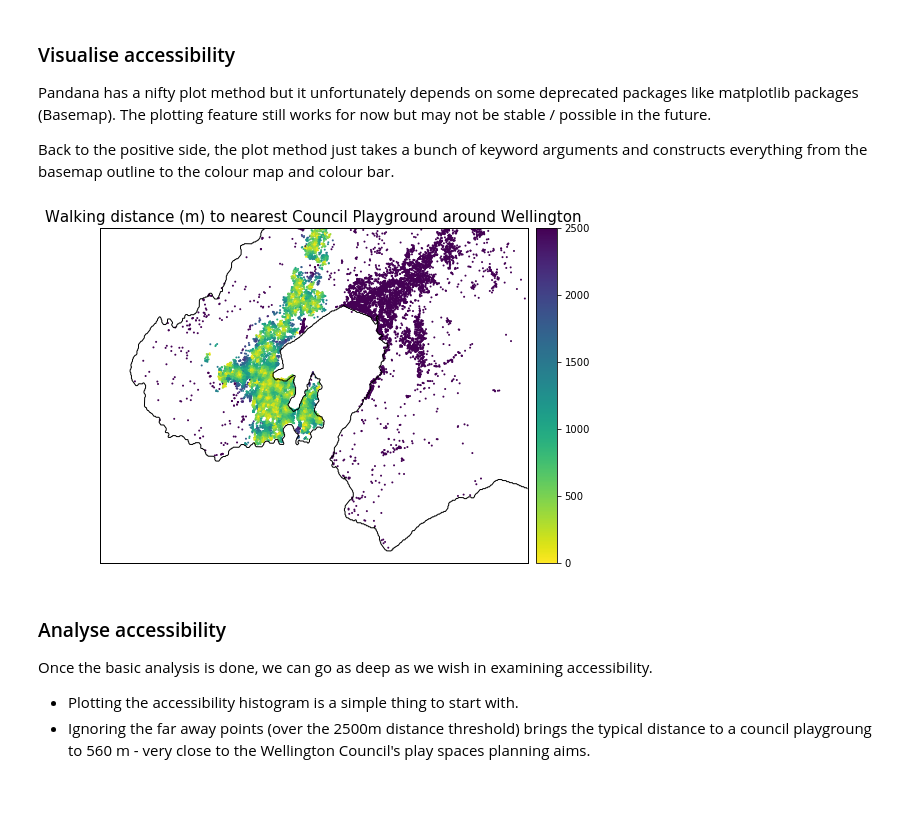
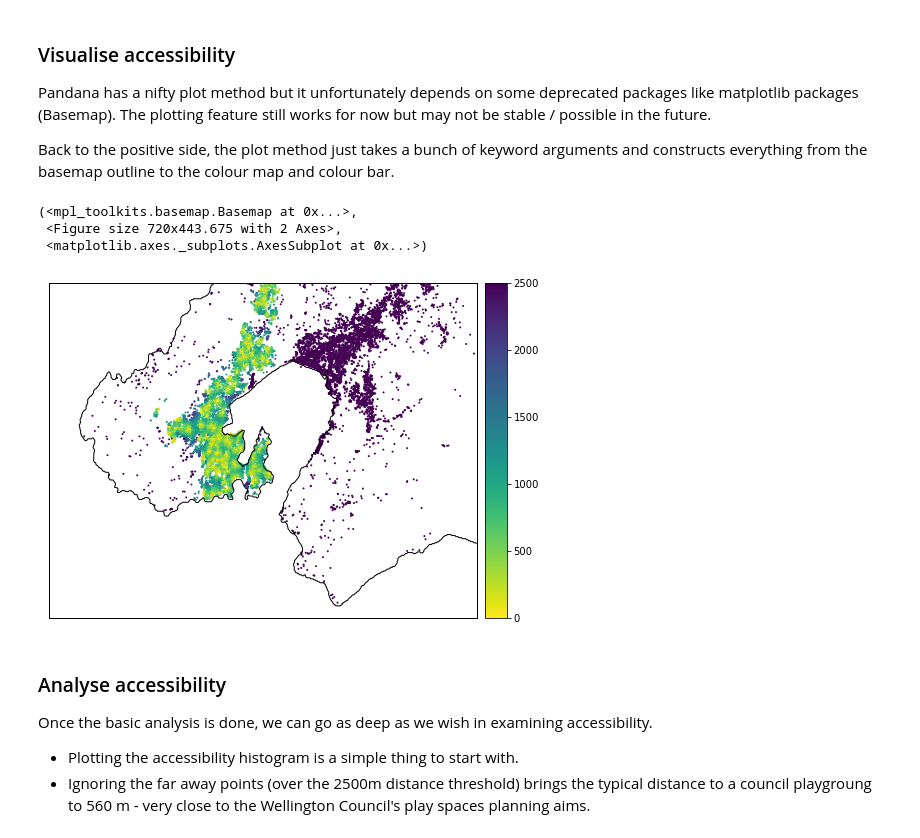
Before and after one commit to shriv/foss4g-workshop, a Jupyter notebook: notebooks/applications.ipynb, the cells around one changed output. Drawn from its saved outputs; the diff is of its cells as text; code cells hidden in the pictures; blank space fills up the shorter version.

```diff
--- a/notebooks/applications.ipynb
+++ b/notebooks/applications.ipynb
@@ -440,18 +440,19 @@ Back to the positive side, the plot method just takes a bunch of keyword argumen
 # %%
 # Plot accessibility
 bbox_aspect_ratio = (osm_bbox[2] - osm_bbox[0]) / (osm_bbox[3] - osm_bbox[1])
 
 # Plot accessibility to nearest playground
-plot_accessibility(flat_distance_network,
-                   playground_accessibility[1],
-                   osm_bbox,
-                   amenity_type='Council Playground', place_name='Wellington',
-                   plot_kwargs={'cmap':'viridis_r','s':4,'edgecolor':'none'},
-                   fig_kwargs = {'facecolor':'w', 'figsize':(10, 10 * bbox_aspect_ratio)},
-                   bmap_kwargs={'epsg':'2193','resolution':'f'},
-                   cbar_kwargs = {'location': 'right'})
+flat_distance_network.plot(playground_accessibility[1],
+                           osm_bbox,
+                           plot_kwargs={'cmap':'viridis_r','s':4,'edgecolor':'none'},
+                           fig_kwargs = {'facecolor':'w', 'figsize':(10, 10 * bbox_aspect_ratio)},
+                           bmap_kwargs={'epsg':'2193','resolution':'f'},
+                           cbar_kwargs = {'location': 'right'})
 # %% [output]
+(<mpl_toolkits.basemap.Basemap at 0x...>,
+ <Figure size 720x443.675 with 2 Axes>,
+ <matplotlib.axes._subplots.AxesSubplot at 0x...>)
-[figure, old version]
+[figure, new version]
 # %% [markdown]
 ### Analyse accessibility
 Once the basic analysis is done, we can go as deep as we wish in examining accessibility.
```
Also changed, not shown: parts of 3 cells of this notebook.
